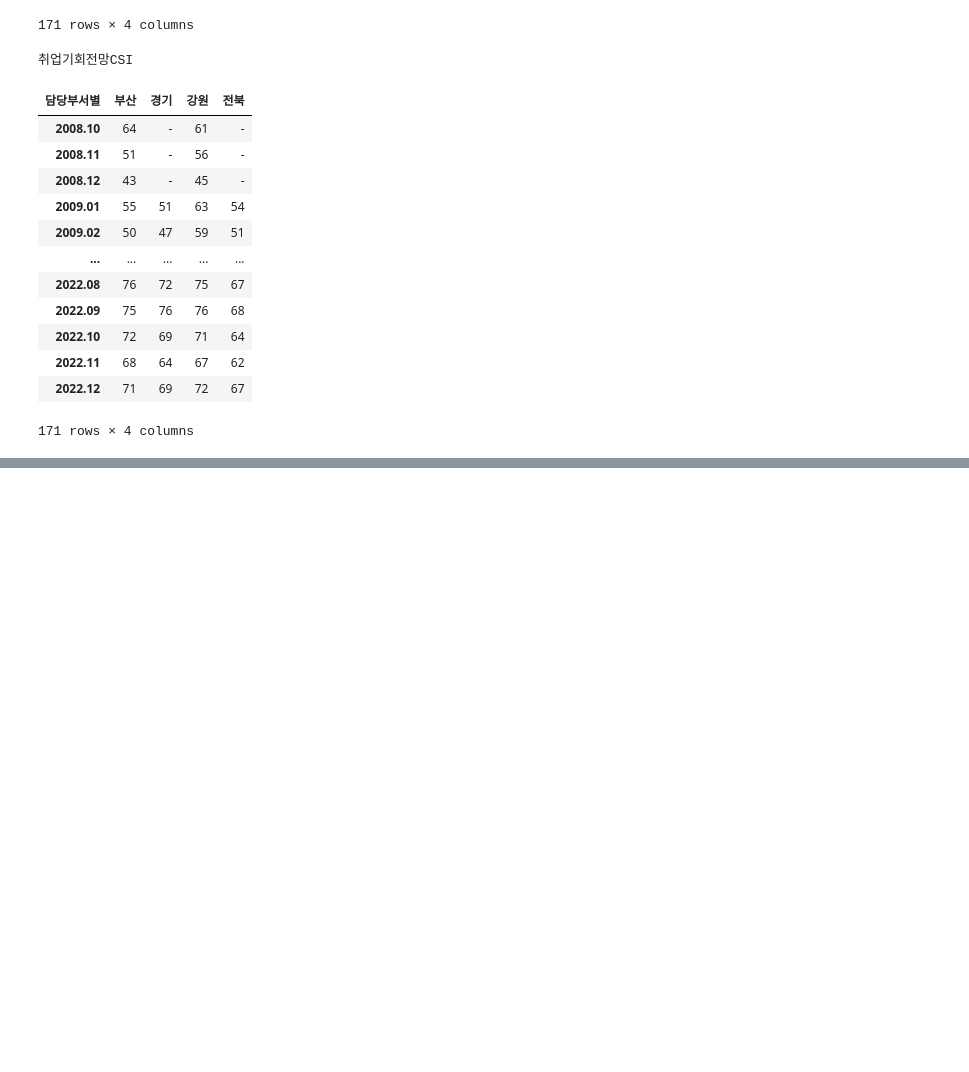
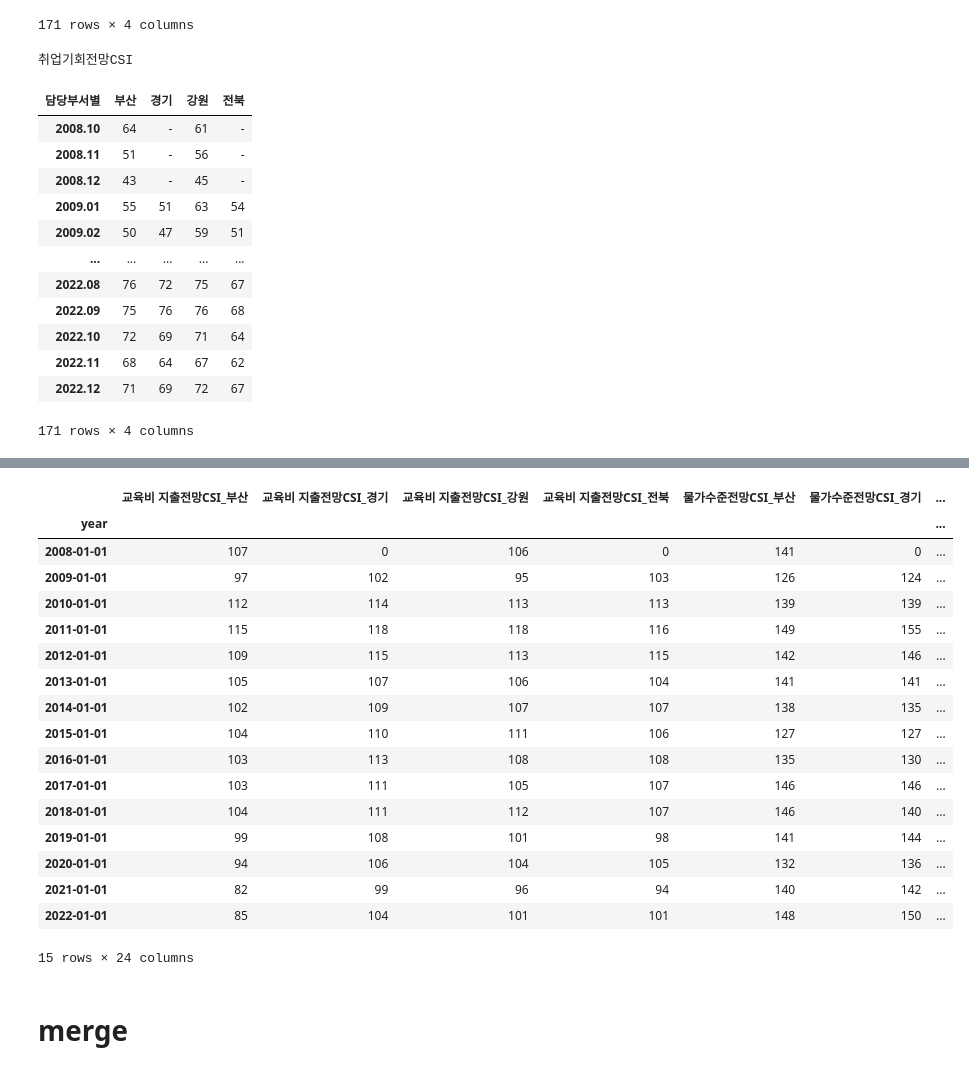
Before and after one commit to MinkyuRamen/2023KDS-HACKATHON, a Jupyter notebook: preprocessing/preprocessing.ipynb, the cells around one changed output, grey strips where cells are left out. Drawn from its saved outputs; the diff is of its cells as text; code cells hidden in the pictures; blank space fills up the shorter version.

```diff
--- a/preprocessing/preprocessing.ipynb
+++ b/preprocessing/preprocessing.ipynb
@@ -207,2 +192,6 @@ insix
 # %%
 insix.columns = insix.columns.to_flat_index().map('_'.join)
+# %%
+insix.replace('-', 0, inplace=True)
+insix.index = pd.to_datetime(insix.index)
+insix['year'] = insix.index.year.astype(str)
@@ -209 +224,26 @@ insix.columns = insix.columns.to_flat_index().map('_'.join)
+# %%
+insix.set_index('year', inplace=True)
+insix = insix[~insix.index.duplicated(keep='first')]
+# %%
+insix.index = pd.to_datetime(insix.index.astype(str))
+insix
+# %% [output]
+|  | 교육비 지출전망CSI_부산 | 교육비 지출전망CSI_경기 | 교육비 지출전망CSI_강원 | 교육비 지출전망CSI_전북 | 물가수준전망CSI_부산 | 물가수준전망CSI_경기 | ... |
+| year |  |  |  |  |  |  | ... |
+| 2008-01-01 | 107 | 0 | 106 | 0 | 141 | 0 | ... |
+| 2009-01-01 | 97 | 102 | 95 | 103 | 126 | 124 | ... |
+| 2010-01-01 | 112 | 114 | 113 | 113 | 139 | 139 | ... |
+| 2011-01-01 | 115 | 118 | 118 | 116 | 149 | 155 | ... |
+| 2012-01-01 | 109 | 115 | 113 | 115 | 142 | 146 | ... |
+| 2013-01-01 | 105 | 107 | 106 | 104 | 141 | 141 | ... |
+| 2014-01-01 | 102 | 109 | 107 | 107 | 138 | 135 | ... |
+| 2015-01-01 | 104 | 110 | 111 | 106 | 127 | 127 | ... |
+| 2016-01-01 | 103 | 113 | 108 | 108 | 135 | 130 | ... |
+| 2017-01-01 | 103 | 111 | 105 | 107 | 146 | 146 | ... |
+| 2018-01-01 | 104 | 111 | 112 | 107 | 146 | 140 | ... |
+| 2019-01-01 | 99 | 108 | 101 | 98 | 141 | 144 | ... |
+| 2020-01-01 | 94 | 106 | 104 | 105 | 132 | 136 | ... |
+| 2021-01-01 | 82 | 99 | 96 | 94 | 140 | 142 | ... |
+| 2022-01-01 | 85 | 104 | 101 | 101 | 148 | 150 | ... |
+15 rows × 24 columns
 # %%
@@ -210,0 +251,2 @@ insix.to_csv("../preprocess_data/CSI전망_부산_경기_강원.csv")
+# %% [markdown]
+# merge
```
Also changed, not shown: parts of 24 cells of this notebook, 1 other file.
